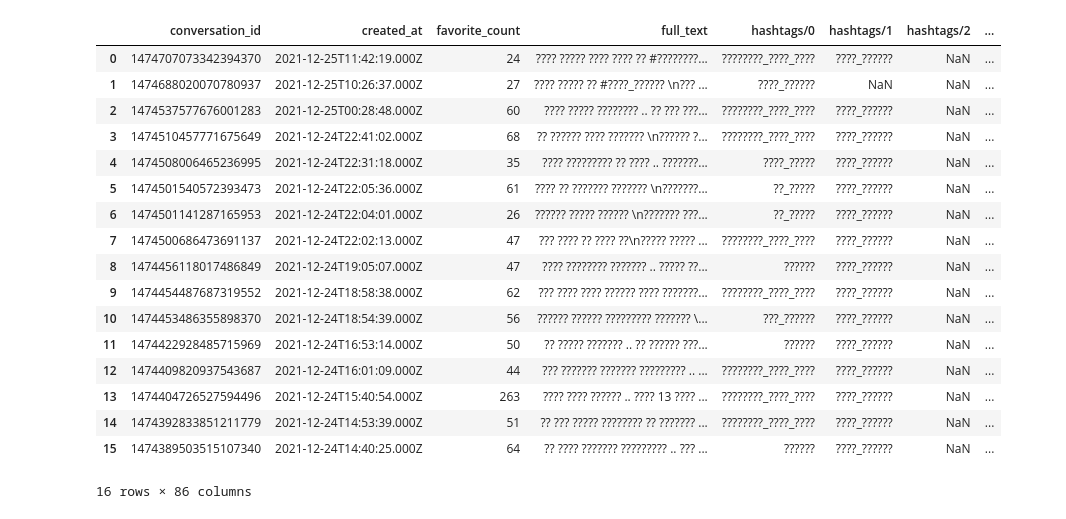
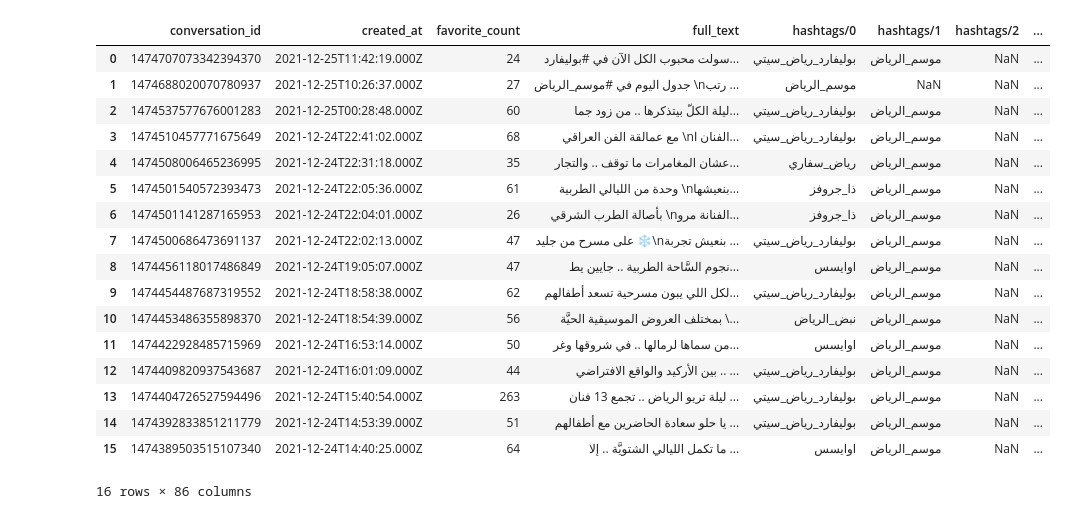
Before and after one commit to reem14/NLP, a Jupyter notebook: Riyadh Season.ipynb, the cells around one changed output. Drawn from its saved outputs; the diff is of its cells as text; code cells hidden in the pictures.

```diff
--- a/Riyadh Season.ipynb
+++ b/Riyadh Season.ipynb
@@ -19,23 +30,22 @@ import nltk
 # %%
-
-df = pd.read_csv("season.csv")
+df = pd.read_excel("season.xlsx")
 df.head(16)
 # %% [output]
 |  | conversation_id | created_at | favorite_count | full_text | hashtags/0 | hashtags/1 | hashtags/2 | ... |
-| 0 | 1474707073342394370 | 2021-12-25T11:42:19.000Z | 24 | ???? ????? ???? ???? ?? #????????... | ????????_????_???? | ????_?????? | NaN | ... |
-| 1 | 1474688020070780937 | 2021-12-25T10:26:37.000Z | 27 | ???? ????? ?? #????_?????? \n??? ... | ????_?????? | NaN | NaN | ... |
-| 2 | 1474537577676001283 | 2021-12-25T00:28:48.000Z | 60 | ???? ????? ???????? .. ?? ??? ???... | ????????_????_???? | ????_?????? | NaN | ... |
-| 3 | 1474510457771675649 | 2021-12-24T22:41:02.000Z | 68 | ?? ?????? ???? ??????? \n?????? ?... | ????????_????_???? | ????_?????? | NaN | ... |
-| 4 | 1474508006465236995 | 2021-12-24T22:31:18.000Z | 35 | ???? ????????? ?? ???? .. ???????... | ????_????? | ????_?????? | NaN | ... |
-| 5 | 1474501540572393473 | 2021-12-24T22:05:36.000Z | 61 | ???? ?? ??????? ??????? \n???????... | ??_????? | ????_?????? | NaN | ... |
-| 6 | 1474501141287165953 | 2021-12-24T22:04:01.000Z | 26 | ?????? ????? ?????? \n??????? ???... | ??_????? | ????_?????? | NaN | ... |
-| 7 | 1474500686473691137 | 2021-12-24T22:02:13.000Z | 47 | ??? ???? ?? ???? ??\n????? ????? ... | ????????_????_???? | ????_?????? | NaN | ... |
-| 8 | 1474456118017486849 | 2021-12-24T19:05:07.000Z | 47 | ???? ???????? ??????? .. ????? ??... | ?????? | ????_?????? | NaN | ... |
-| 9 | 1474454487687319552 | 2021-12-24T18:58:38.000Z | 62 | ??? ???? ???? ?????? ???? ???????... | ????????_????_???? | ????_?????? | NaN | ... |
-| 10 | 1474453486355898370 | 2021-12-24T18:54:39.000Z | 56 | ?????? ?????? ????????? ??????? \... | ???_?????? | ????_?????? | NaN | ... |
-| 11 | 1474422928485715969 | 2021-12-24T16:53:14.000Z | 50 | ?? ????? ??????? .. ?? ?????? ???... | ?????? | ????_?????? | NaN | ... |
-| 12 | 1474409820937543687 | 2021-12-24T16:01:09.000Z | 44 | ??? ??????? ??????? ????????? .. ... | ????????_????_???? | ????_?????? | NaN | ... |
-| 13 | 1474404726527594496 | 2021-12-24T15:40:54.000Z | 263 | ???? ???? ?????? .. ???? 13 ???? ... | ????????_????_???? | ????_?????? | NaN | ... |
-| 14 | 1474392833851211779 | 2021-12-24T14:53:39.000Z | 51 | ?? ??? ????? ???????? ?? ??????? ... | ????????_????_???? | ????_?????? | NaN | ... |
-| 15 | 1474389503515107340 | 2021-12-24T14:40:25.000Z | 64 | ?? ???? ??????? ????????? .. ??? ... | ?????? | ????_?????? | NaN | ... |
+| 0 | 1474707073342394370 | 2021-12-25T11:42:19.000Z | 24 | سولت محبوب الكل الآن في #بوليفارد... | بوليفارد_رياض_سيتي | موسم_الرياض | NaN | ... |
+| 1 | 1474688020070780937 | 2021-12-25T10:26:37.000Z | 27 | جدول اليوم في #موسم_الرياض \nرتب ... | موسم_الرياض | NaN | NaN | ... |
+| 2 | 1474537577676001283 | 2021-12-25T00:28:48.000Z | 60 | ليلة الكلّ بيتذكرها .. من زود جما... | بوليفارد_رياض_سيتي | موسم_الرياض | NaN | ... |
+| 3 | 1474510457771675649 | 2021-12-24T22:41:02.000Z | 68 | مع عمالقة الفن العراقي \nالفنان ا... | بوليفارد_رياض_سيتي | موسم_الرياض | NaN | ... |
+| 4 | 1474508006465236995 | 2021-12-24T22:31:18.000Z | 35 | عشان المغامرات ما توقف .. والتجار... | رياض_سفاري | موسم_الرياض | NaN | ... |
+| 5 | 1474501540572393473 | 2021-12-24T22:05:36.000Z | 61 | وحدة من الليالي الطربية \nبنعيشها... | ذا_جروفز | موسم_الرياض | NaN | ... |
+| 6 | 1474501141287165953 | 2021-12-24T22:04:01.000Z | 26 | بأصالة الطرب الشرقي \nالفنانة مرو... | ذا_جروفز | موسم_الرياض | NaN | ... |
+| 7 | 1474500686473691137 | 2021-12-24T22:02:13.000Z | 47 | على مسرح من جليد ❄️\nبنعيش تجربة ... | بوليفارد_رياض_سيتي | موسم_الرياض | NaN | ... |
+| 8 | 1474456118017486849 | 2021-12-24T19:05:07.000Z | 47 | نجوم السَّاحة الطربية .. جايين يط... | اوايسس | موسم_الرياض | NaN | ... |
+| 9 | 1474454487687319552 | 2021-12-24T18:58:38.000Z | 62 | لكل اللي يبون مسرحية تسعد أطفالهم... | بوليفارد_رياض_سيتي | موسم_الرياض | NaN | ... |
+| 10 | 1474453486355898370 | 2021-12-24T18:54:39.000Z | 56 | بمختلف العروض الموسيقية الحيَّة \... | نبض_الرياض | موسم_الرياض | NaN | ... |
+| 11 | 1474422928485715969 | 2021-12-24T16:53:14.000Z | 50 | من سماها لرمالها .. في شروقها وغر... | اوايسس | موسم_الرياض | NaN | ... |
+| 12 | 1474409820937543687 | 2021-12-24T16:01:09.000Z | 44 | بين الأركيد والواقع الافتراضي .. ... | بوليفارد_رياض_سيتي | موسم_الرياض | NaN | ... |
+| 13 | 1474404726527594496 | 2021-12-24T15:40:54.000Z | 263 | ليلة تريو الرياض .. تجمع 13 فنان ... | بوليفارد_رياض_سيتي | موسم_الرياض | NaN | ... |
+| 14 | 1474392833851211779 | 2021-12-24T14:53:39.000Z | 51 | يا حلو سعادة الحاضرين مع أطفالهم ... | بوليفارد_رياض_سيتي | موسم_الرياض | NaN | ... |
+| 15 | 1474389503515107340 | 2021-12-24T14:40:25.000Z | 64 | ما تكمل الليالي الشتويَّة .. إلا ... | اوايسس | موسم_الرياض | NaN | ... |
 16 rows × 86 columns
```
Also changed, not shown: parts of 5 cells of this notebook.
